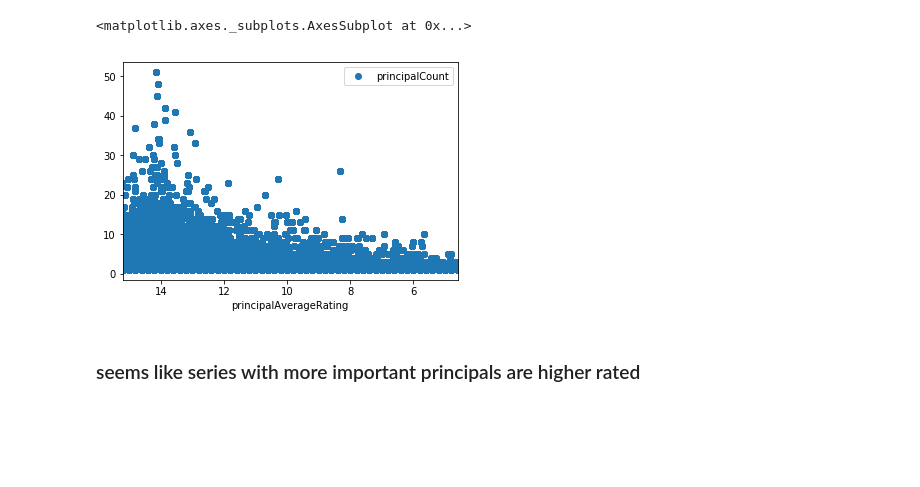
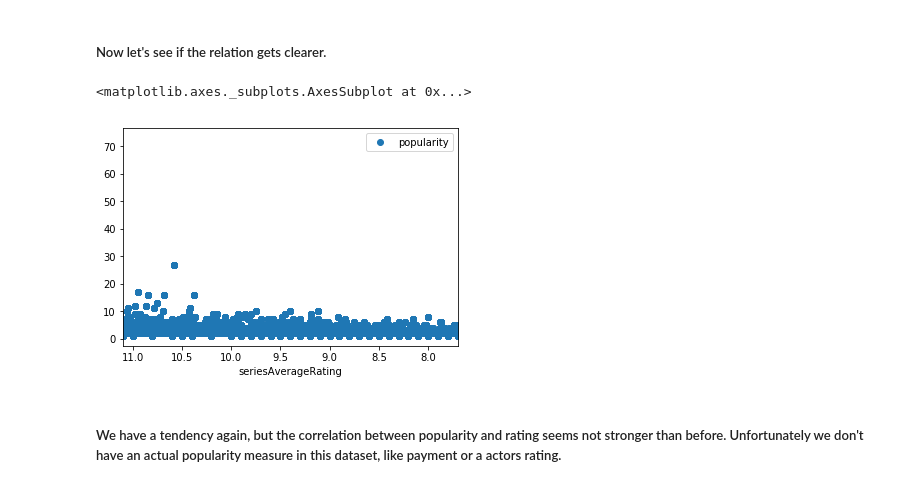
Before and after one commit to JenniferWi/visualization_secTask, a Jupyter notebook: series-Copy1.ipynb, the cells around one changed output. Cells and saved outputs as stored; diff of their text form; code cells hidden in the pictures; blank space fills up the shorter version.

```diff
--- a/series-Copy1.ipynb
+++ b/series-Copy1.ipynb
@@ -60,0 +105,19 @@ data['principalAverageRating'] = pd.Series(np.zeros(data.shape[0]))
+# %%
+serie = 'tt0000000'
+counter = 3
+indexList = list()
+for i, line in data.iterrows():
+    nextSerie = line['tconst']
+    if nextSerie > serie:
+        serie = nextSerie
+        counter = 2
+    elif nextSerie == serie and counter == 0:
+        indexList.append(i)
+    else:
+        counter = counter - 1
+# %%
+indexList = sorted(indexList, reverse=True)
+# %%
+# droping the rows takes a lot of time
+for i in indexList:
+    data = data.drop(data.index[i])
@@ -76,7 +158,0 @@ for i, line in data.iterrows():
-# %%
-# fill the new columns of the dataset
-for i, line in data.iterrows():
-    value = line['nconst']
-    data.set_value(i, 'principalCount', principalDict[value])
-    ave = sumAverageRatingDict[value] / principalDict[value]
-    data.set_value(i, 'principalAverageRating', ave)
@@ -83,7 +173,9 @@ for i, line in data.iterrows():
+# %% [markdown]
+##### Now let's see if the relation gets clearer.
 # %%
-data.plot(x='principalAverageRating', y='principalCount', style='o')
+data.plot(x='seriesAverageRating', y='popularity', style='o')
 # %% [output]
 <matplotlib.axes._subplots.AxesSubplot at 0x...>
-[figure, old version]
+[figure, new version]
-# %% [markdown]
-### seems like series with more important principals are higher rated
+# %% [markdown]
+##### We have a tendency again, but the correlation between popularity and rating seems not  stronger than before. Unfortunately we don't have an actual popularity measure in this dataset, like payment or a actors rating.
```
Also changed, not shown: parts of 26 cells of this notebook.
